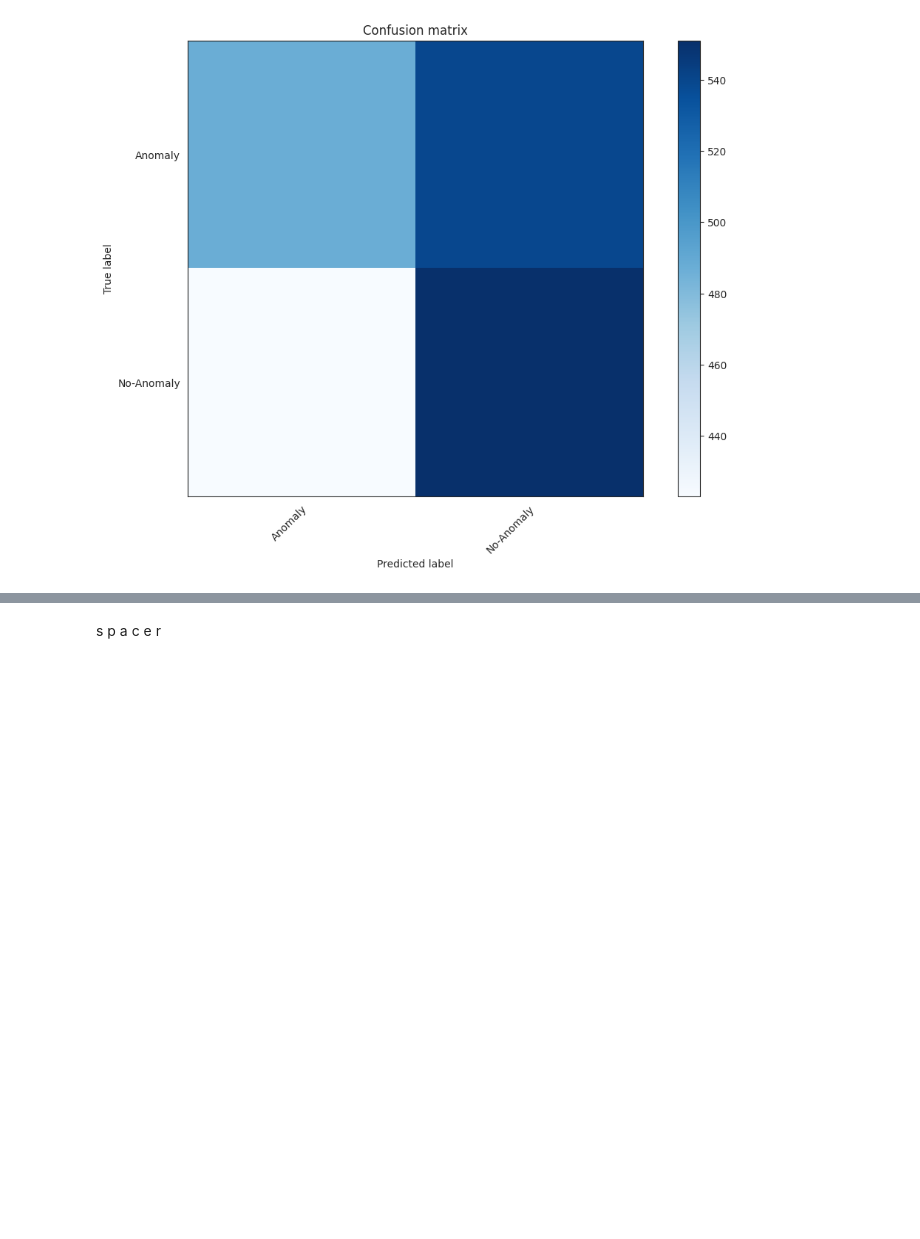
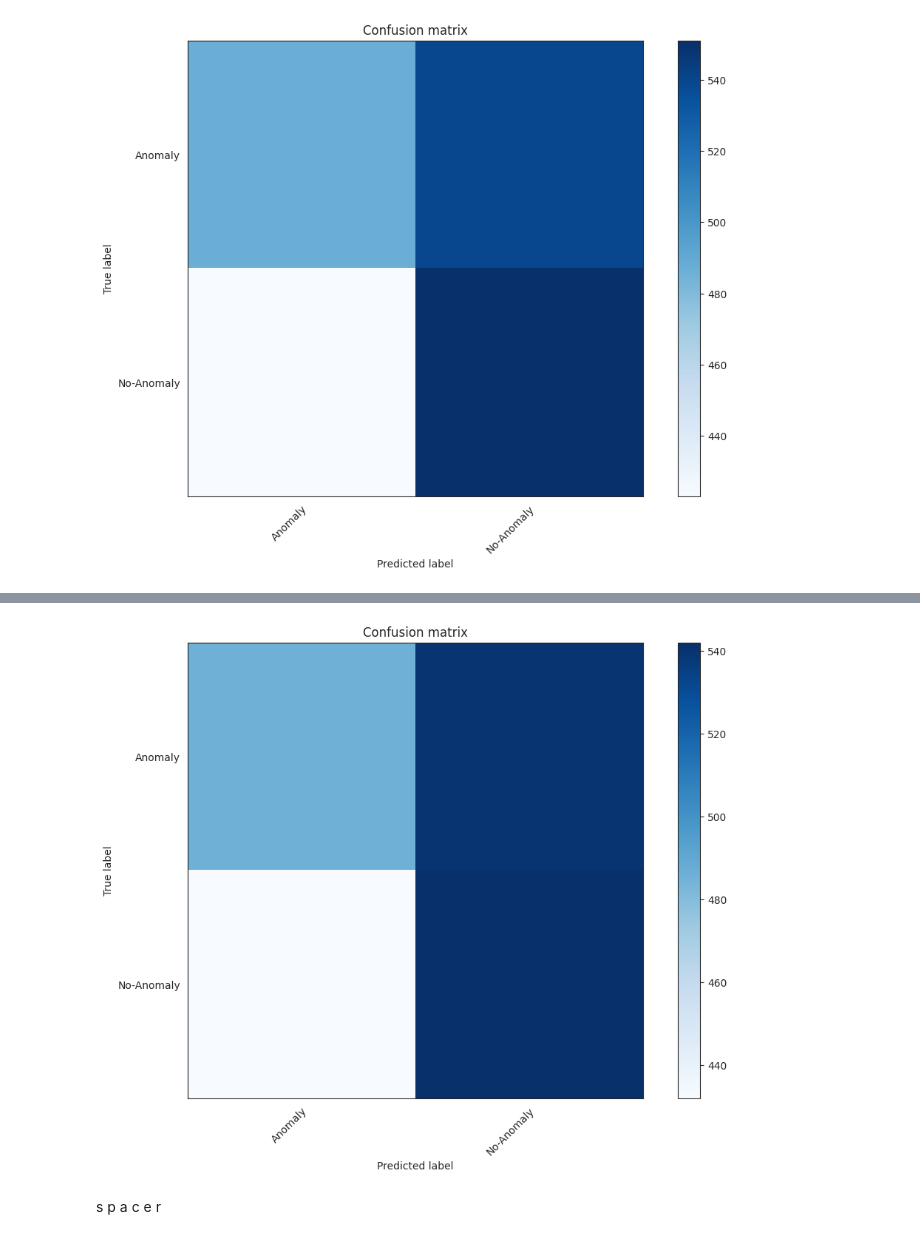
Before and after one commit to regiiis/pv_error_classification, a Jupyter notebook: pv_error_classifcation.ipynb, the cells around one changed output, grey strips where cells are left out. Saved outputs shown, nothing was run; the diff lists cells and outputs as text; code cells hidden in the pictures; blank space fills up the shorter version.

```diff
--- a/pv_error_classifcation.ipynb
+++ b/pv_error_classifcation.ipynb
@@ -1271,0 +1397,14 @@ plt.show()
+# %%
+x = list(train_generator_2.class_indices.keys())
+num_of_test_samples = 2000
+
+Y_pred = model_6.predict_generator(test_generator_2, num_of_test_samples // batch_size+1)
+y_pred = np.argmax(Y_pred, axis=1)
+print()
+print('Confusion Matrix')
+print(confusion_matrix(test_generator_2.classes, y_pred))
+
+print()
+print('Classification Report')
+target_names = x
+print(classification_report(test_generator_2.classes, y_pred, target_names = target_names))
@@ -1272,3 +1425,22 @@ plt.show()
+# %%
+cm = confusion_matrix(validation_generator_2.classes, y_pred)
+fig, ax = plt.subplots(figsize = (12,8))
+im = ax.imshow(cm, interpolation = 'nearest', cmap = plt.cm.Blues)
+title = 'Confusion matrix'
+ax.figure.colorbar(im, ax = ax)
+ax.set(xticks = np.arange(cm.shape[1]),
+    yticks=np.arange(cm.shape[0]),
+    xticklabels = target_names, yticklabels = target_names,
+    title=title,
+    ylabel ='True label',
+    xlabel ='Predicted label',
+    )
+plt.setp(ax.get_xticklabels(), rotation=45, ha = "right",
+             rotation_mode = "anchor")
+np.set_printoptions(precision = 2)
+plt.show()
+# %% [output]
+[figure, added]
 # %% [markdown]
 s p a c e r
 # %% [markdown]
```
Also changed, not shown: parts of 16 cells of this notebook.
